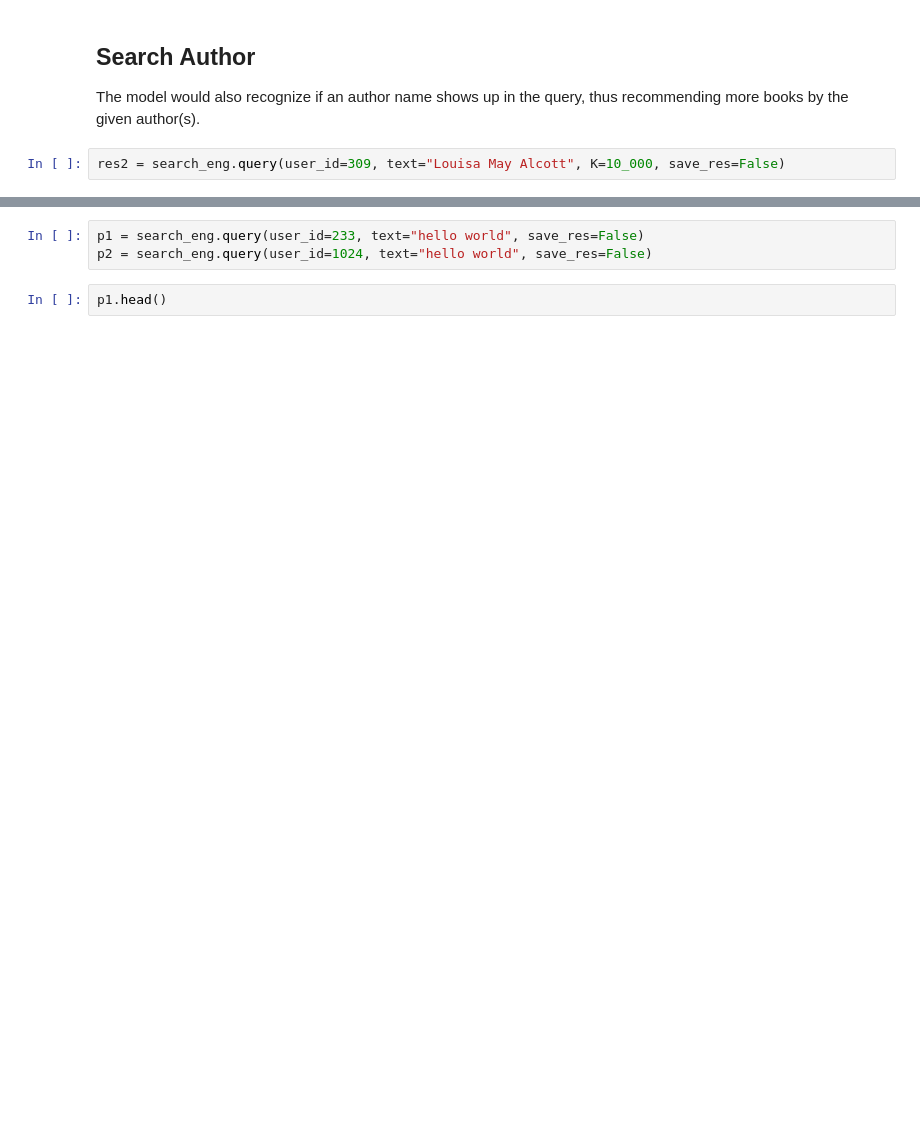
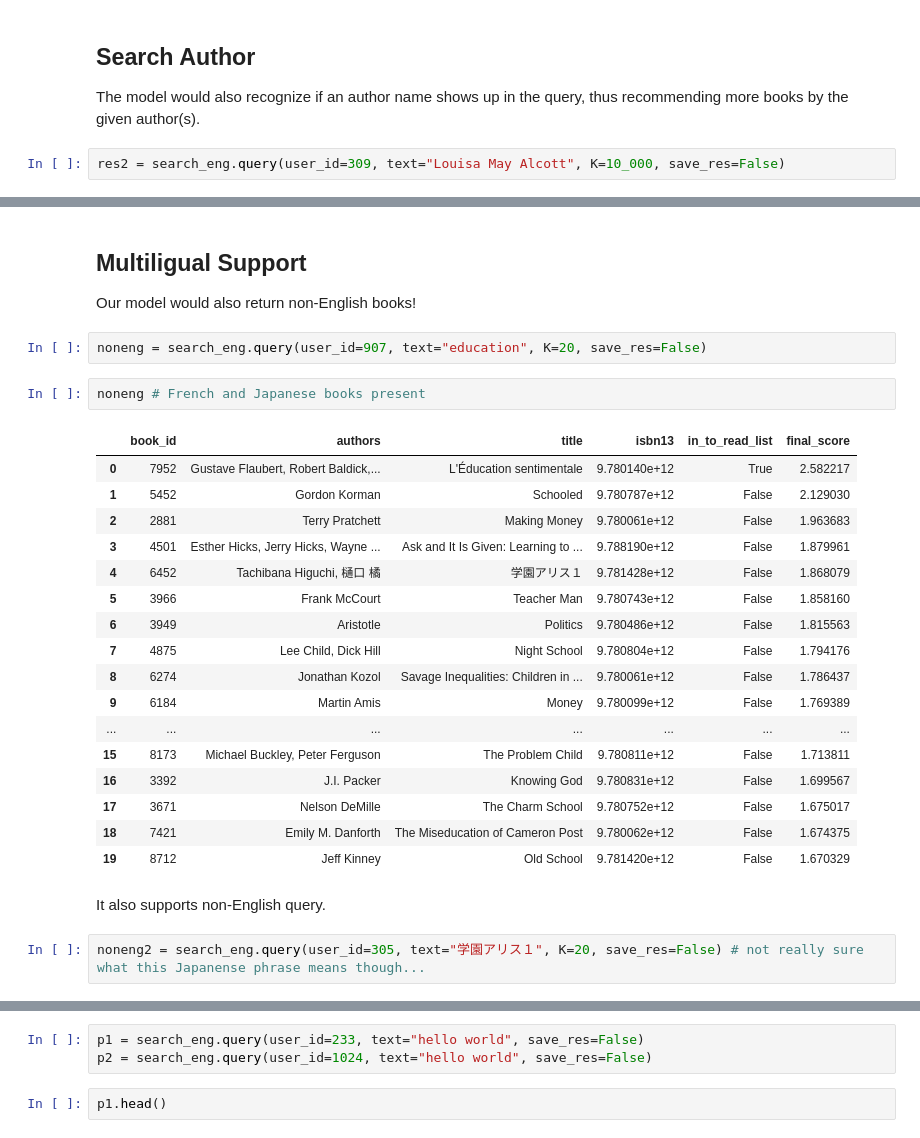
Before and after one commit to alanwmy00/PersonalizedBookSearch, a Jupyter notebook: Demo.ipynb, the cells around one changed output, grey strips where cells are left out. Cells and saved outputs as stored; diff of their text form; blank space fills up the shorter version.

```diff
--- a/Demo.ipynb
+++ b/Demo.ipynb
@@ -77,0 +78,29 @@ res2.tail()
+# %% [markdown]
+## Multiligual Support
+Our model would also return non-English books!
+# %%
+noneng = search_eng.query(user_id=907, text="education", K=20, save_res=False)
+# %%
+noneng # French and Japanese books present
+# %% [output]
+|  | book_id | authors | title | isbn13 | in_to_read_list | final_score |
+| 0 | 7952 | Gustave Flaubert, Robert Baldick,... | L'Éducation sentimentale | 9.780140e+12 | True | 2.582217 |
+| 1 | 5452 | Gordon Korman | Schooled | 9.780787e+12 | False | 2.129030 |
+| 2 | 2881 | Terry Pratchett | Making Money | 9.780061e+12 | False | 1.963683 |
+| 3 | 4501 | Esther Hicks, Jerry Hicks, Wayne ... | Ask and It Is Given: Learning to ... | 9.788190e+12 | False | 1.879961 |
+| 4 | 6452 | Tachibana Higuchi, 樋口 橘 | 学園アリス１ | 9.781428e+12 | False | 1.868079 |
+| 5 | 3966 | Frank McCourt | Teacher Man | 9.780743e+12 | False | 1.858160 |
+| 6 | 3949 | Aristotle | Politics | 9.780486e+12 | False | 1.815563 |
+| 7 | 4875 | Lee Child, Dick Hill | Night School | 9.780804e+12 | False | 1.794176 |
+| 8 | 6274 | Jonathan Kozol | Savage Inequalities: Children in ... | 9.780061e+12 | False | 1.786437 |
+| 9 | 6184 | Martin Amis | Money | 9.780099e+12 | False | 1.769389 |
+| ... | ... | ... | ... | ... | ... | ... |
+| 15 | 8173 | Michael Buckley, Peter Ferguson | The Problem Child | 9.780811e+12 | False | 1.713811 |
+| 16 | 3392 | J.I. Packer | Knowing God | 9.780831e+12 | False | 1.699567 |
+| 17 | 3671 | Nelson DeMille | The Charm School | 9.780752e+12 | False | 1.675017 |
+| 18 | 7421 | Emily M. Danforth | The Miseducation of Cameron Post | 9.780062e+12 | False | 1.674375 |
+| 19 | 8712 | Jeff Kinney | Old School | 9.781420e+12 | False | 1.670329 |
+# %% [markdown]
+It also supports non-English query.
+# %%
+noneng2 = search_eng.query(user_id=305, text="学園アリス１", K=20, save_res=False) # not really sure what this Japanense phrase means though...
```
Also changed, not shown: parts of 11 cells of this notebook, 10 other files.
